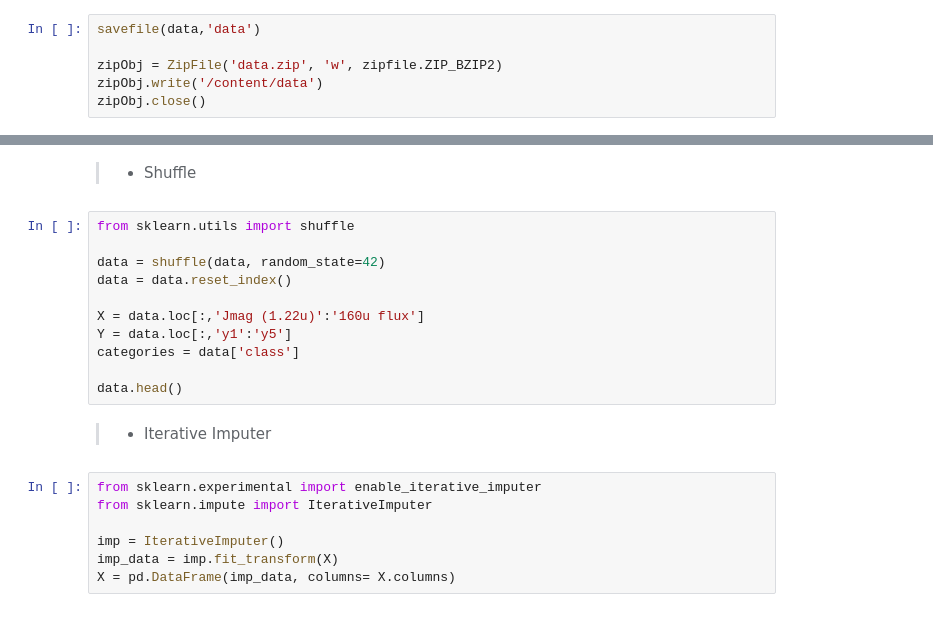
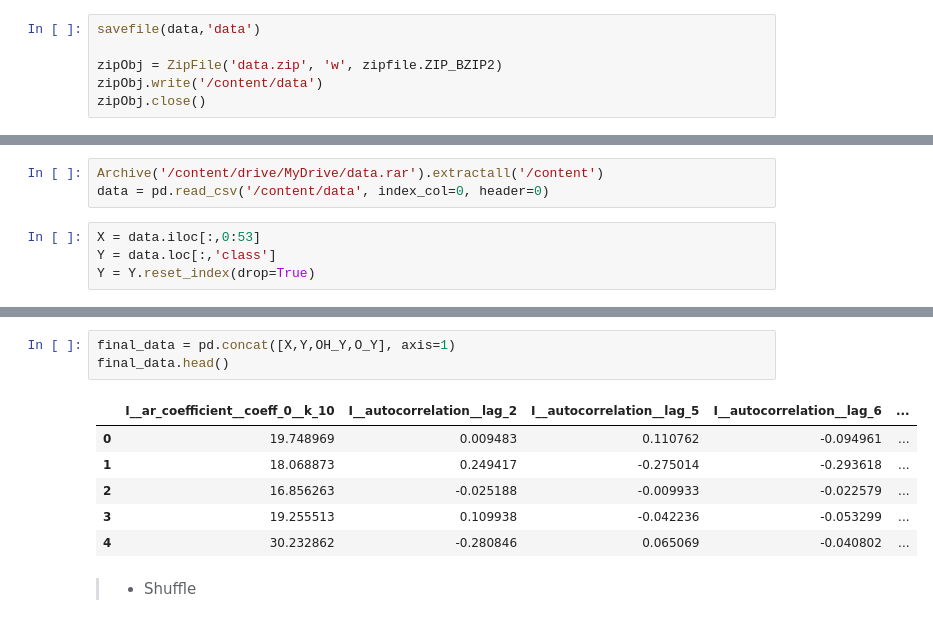
Before and after one commit to Amirosein/Variable-Stars-Classification, a Jupyter notebook: MilkyWay.ipynb, the cells around one changed output, grey strips where cells are left out. Saved outputs shown, nothing was run; the diff lists cells and outputs as text.

```diff
--- a/MilkyWay.ipynb
+++ b/MilkyWay.ipynb
@@ -419,0 +420,7 @@ zipObj.close()
+# %%
+Archive('/content/drive/MyDrive/data.rar').extractall('/content')
+data = pd.read_csv('/content/data', index_col=0, header=0)
+# %%
+X = data.iloc[:,0:53]
+Y = data.loc[:,'class']
+Y = Y.reset_index(drop=True)
@@ -461,22 +504,12 @@ data.head()
+# %%
+final_data = pd.concat([X,Y,OH_Y,O_Y], axis=1)
+final_data.head()
+# %% [output]
+|  | I__ar_coefficient__coeff_0__k_10 | I__autocorrelation__lag_2 | I__autocorrelation__lag_5 | I__autocorrelation__lag_6 | ... |
+| 0 | 19.748969 | 0.009483 | 0.110762 | -0.094961 | ... |
+| 1 | 18.068873 | 0.249417 | -0.275014 | -0.293618 | ... |
+| 2 | 16.856263 | -0.025188 | -0.009933 | -0.022579 | ... |
+| 3 | 19.255513 | 0.109938 | -0.042236 | -0.053299 | ... |
+| 4 | 30.232862 | -0.280846 | 0.065069 | -0.040802 | ... |
 # %% [markdown]
 > * Shuffle
-# %%
-from sklearn.utils import shuffle
-
-data = shuffle(data, random_state=42)
-data = data.reset_index()
-
-X = data.loc[:,'Jmag (1.22u)':'160u flux']
-Y = data.loc[:,'y1':'y5']
-categories = data['class']
-
-data.head()
-# %% [markdown]
-> * Iterative Imputer
-# %%
-from sklearn.experimental import enable_iterative_imputer
-from sklearn.impute import IterativeImputer
-
-imp = IterativeImputer()
-imp_data = imp.fit_transform(X)
-X = pd.DataFrame(imp_data, columns= X.columns)
```
Also changed, not shown: parts of 22 cells of this notebook.
